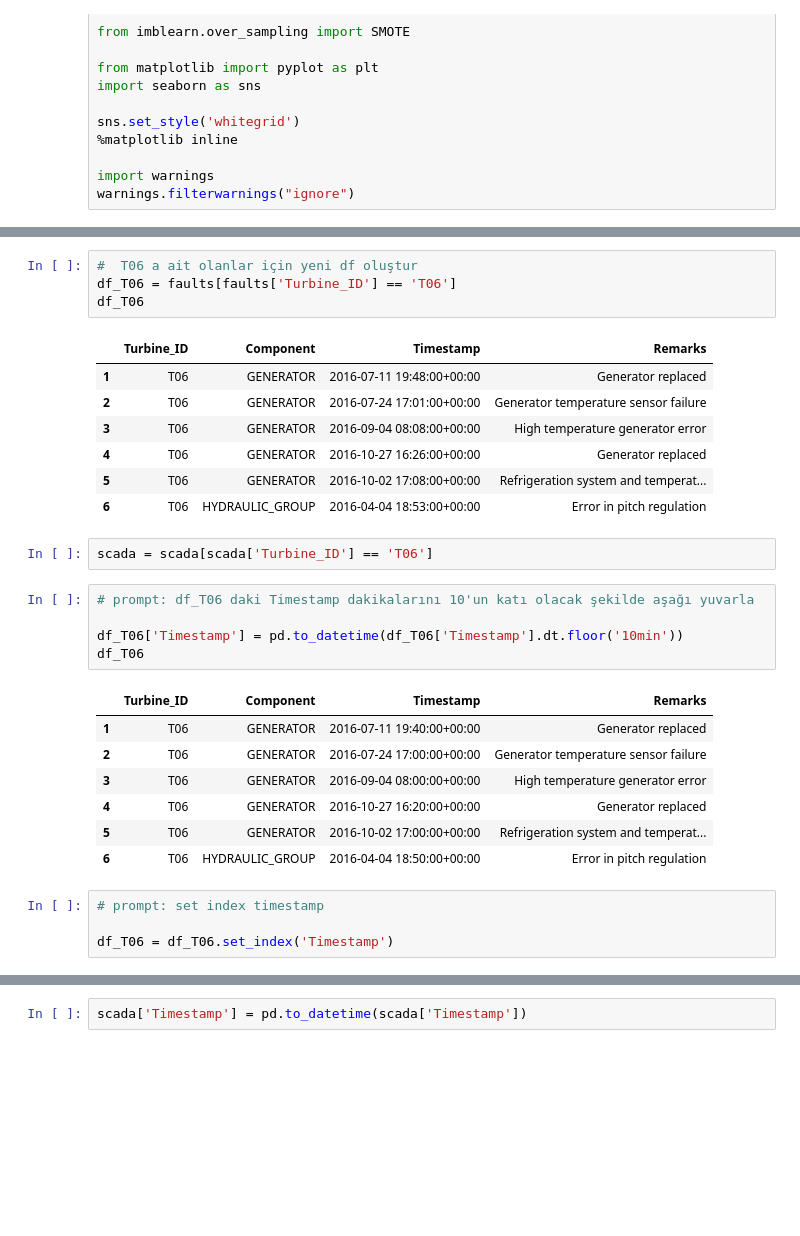
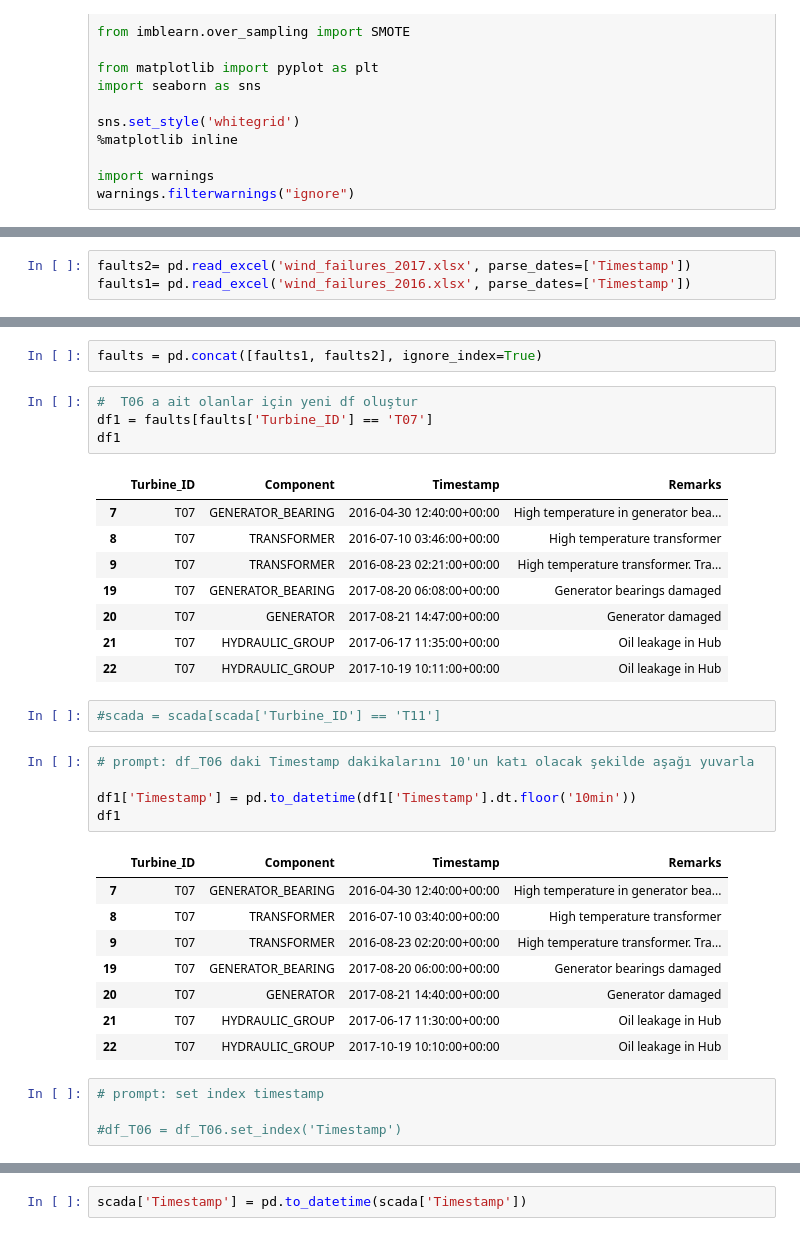
Before and after one commit to hidayetyakupoglu/Anomaly-Detection, a Jupyter notebook: windy10_ipynb_adlı_not_defterinin_kopyası.ipynb, the cells around one changed output, grey strips where cells are left out. Cells and saved outputs as stored; diff of their text form; blank space fills up the shorter version.

```diff
--- a/windy10_ipynb_adlı_not_defterinin_kopyası.ipynb
+++ b/windy10_ipynb_adlı_not_defterinin_kopyası.ipynb
@@ -100,0 +101,3 @@ faults= pd.read_csv('wind_farm_failures.csv', parse_dates=['Timestamp'])
+# %%
+faults2= pd.read_excel('wind_failures_2017.xlsx', parse_dates=['Timestamp'])
+faults1= pd.read_excel('wind_failures_2016.xlsx', parse_dates=['Timestamp'])
@@ -101,31 +154,35 @@ faults= pd.read_csv('wind_farm_failures.csv', parse_dates=['Timestamp'])
+# %%
+faults = pd.concat([faults1, faults2], ignore_index=True)
 # %%
 #  T06 a ait olanlar için yeni df oluştur
-df_T06 = faults[faults['Turbine_ID'] == 'T06']
-df_T06
+df1 = faults[faults['Turbine_ID'] == 'T07']
+df1
 # %% [output]
 |  | Turbine_ID | Component | Timestamp | Remarks |
-| 1 | T06 | GENERATOR | 2016-07-11 19:48:00+00:00 | Generator replaced |
-| 2 | T06 | GENERATOR | 2016-07-24 17:01:00+00:00 | Generator temperature sensor failure |
-| 3 | T06 | GENERATOR | 2016-09-04 08:08:00+00:00 | High temperature generator error |
-| 4 | T06 | GENERATOR | 2016-10-27 16:26:00+00:00 | Generator replaced |
-| 5 | T06 | GENERATOR | 2016-10-02 17:08:00+00:00 | Refrigeration system and temperat... |
-| 6 | T06 | HYDRAULIC_GROUP | 2016-04-04 18:53:00+00:00 | Error in pitch regulation |
+| 7 | T07 | GENERATOR_BEARING | 2016-04-30 12:40:00+00:00 | High temperature in generator bea... |
+| 8 | T07 | TRANSFORMER | 2016-07-10 03:46:00+00:00 | High temperature transformer |
+| 9 | T07 | TRANSFORMER | 2016-08-23 02:21:00+00:00 | High temperature transformer. Tra... |
+| 19 | T07 | GENERATOR_BEARING | 2017-08-20 06:08:00+00:00 | Generator bearings damaged |
+| 20 | T07 | GENERATOR | 2017-08-21 14:47:00+00:00 | Generator damaged |
+| 21 | T07 | HYDRAULIC_GROUP | 2017-06-17 11:35:00+00:00 | Oil leakage in Hub |
+| 22 | T07 | HYDRAULIC_GROUP | 2017-10-19 10:11:00+00:00 | Oil leakage in Hub |
 # %%
-scada = scada[scada['Turbine_ID'] == 'T06']
+#scada = scada[scada['Turbine_ID'] == 'T11']
 # %%
 # prompt: df_T06 daki Timestamp dakikalarını 10'un katı olacak şekilde aşağı yuvarla
 
-df_T06['Timestamp'] = pd.to_datetime(df_T06['Timestamp'].dt.floor('10min'))
-df_T06
+df1['Timestamp'] = pd.to_datetime(df1['Timestamp'].dt.floor('10min'))
+df1
 # %% [output]
 |  | Turbine_ID | Component | Timestamp | Remarks |
-| 1 | T06 | GENERATOR | 2016-07-11 19:40:00+00:00 | Generator replaced |
-| 2 | T06 | GENERATOR | 2016-07-24 17:00:00+00:00 | Generator temperature sensor failure |
-| 3 | T06 | GENERATOR | 2016-09-04 08:00:00+00:00 | High temperature generator error |
-| 4 | T06 | GENERATOR | 2016-10-27 16:20:00+00:00 | Generator replaced |
-| 5 | T06 | GENERATOR | 2016-10-02 17:00:00+00:00 | Refrigeration system and temperat... |
-| 6 | T06 | HYDRAULIC_GROUP | 2016-04-04 18:50:00+00:00 | Error in pitch regulation |
+| 7 | T07 | GENERATOR_BEARING | 2016-04-30 12:40:00+00:00 | High temperature in generator bea... |
+| 8 | T07 | TRANSFORMER | 2016-07-10 03:40:00+00:00 | High temperature transformer |
+| 9 | T07 | TRANSFORMER | 2016-08-23 02:20:00+00:00 | High temperature transformer. Tra... |
+| 19 | T07 | GENERATOR_BEARING | 2017-08-20 06:00:00+00:00 | Generator bearings damaged |
+| 20 | T07 | GENERATOR | 2017-08-21 14:40:00+00:00 | Generator damaged |
+| 21 | T07 | HYDRAULIC_GROUP | 2017-06-17 11:30:00+00:00 | Oil leakage in Hub |
+| 22 | T07 | HYDRAULIC_GROUP | 2017-10-19 10:10:00+00:00 | Oil leakage in Hub |
 # %%
 # prompt: set index timestamp
 
-df_T06 = df_T06.set_index('Timestamp')
+#df_T06 = df_T06.set_index('Timestamp')
```
Also changed, not shown: parts of 90 cells of this notebook.
